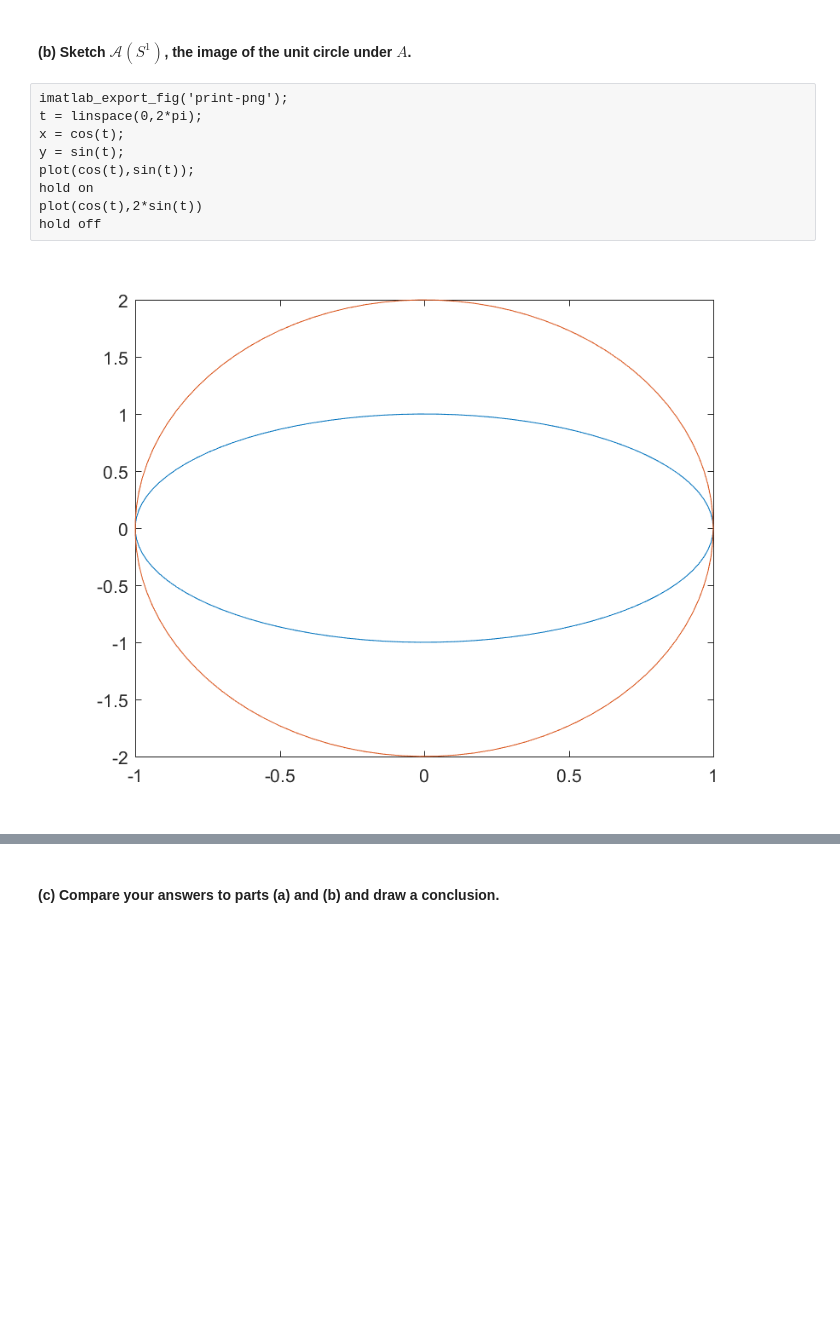
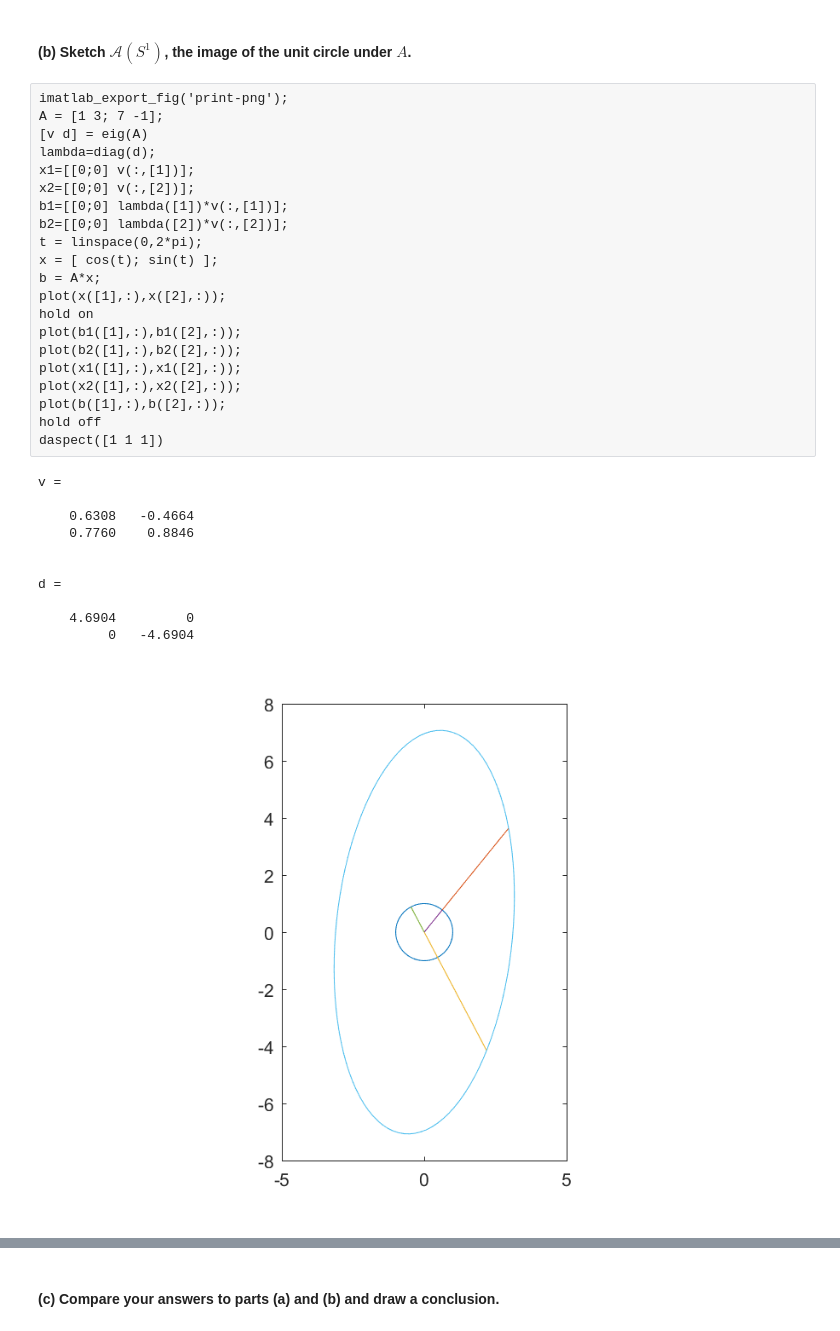
Before and after one commit to tdech001/ece601, a Jupyter notebook: tdech-hw03-ece601.ipynb, the cells around one changed output, grey strips where cells are left out. Saved outputs shown, nothing was run; the diff lists cells and outputs as text; blank space fills up the shorter version.

```diff
--- a/tdech-hw03-ece601.ipynb
+++ b/tdech-hw03-ece601.ipynb
@@ -21,14 +99,36 @@ $$
 #### (a) Compute the spectral decomposition and singular value decomposition of $A$.
 # %% [markdown]
 #### (b)  Sketch $\mathcal{A}(S^1)$, the image of the unit circle under $ A$.
-# %%
-imatlab_export_fig('print-png');
-t = linspace(0,2*pi);
-x = cos(t);
-y = sin(t);
-plot(cos(t),sin(t));
-hold on
-plot(cos(t),2*sin(t))
-hold off
-# %% [output]
-[figure, removed]
+# %%
+imatlab_export_fig('print-png');
+A = [1 3; 7 -1];
+[v d] = eig(A)
+lambda=diag(d);
+x1=[[0;0] v(:,[1])];
+x2=[[0;0] v(:,[2])];
+b1=[[0;0] lambda([1])*v(:,[1])];
+b2=[[0;0] lambda([2])*v(:,[2])];
+t = linspace(0,2*pi);
+x = [ cos(t); sin(t) ];
+b = A*x;
+plot(x([1],:),x([2],:));
+hold on
+plot(b1([1],:),b1([2],:));
+plot(b2([1],:),b2([2],:));
+plot(x1([1],:),x1([2],:));
+plot(x2([1],:),x2([2],:));
+plot(b([1],:),b([2],:));
+hold off
+daspect([1 1 1])
+# %% [output]
+v =
+
+    0.6308   -0.4664
+    0.7760    0.8846
+
+
+d =
+
+    4.6904         0
+         0   -4.6904
+[figure, added]
```
Also changed, not shown: parts of 9 cells of this notebook.
